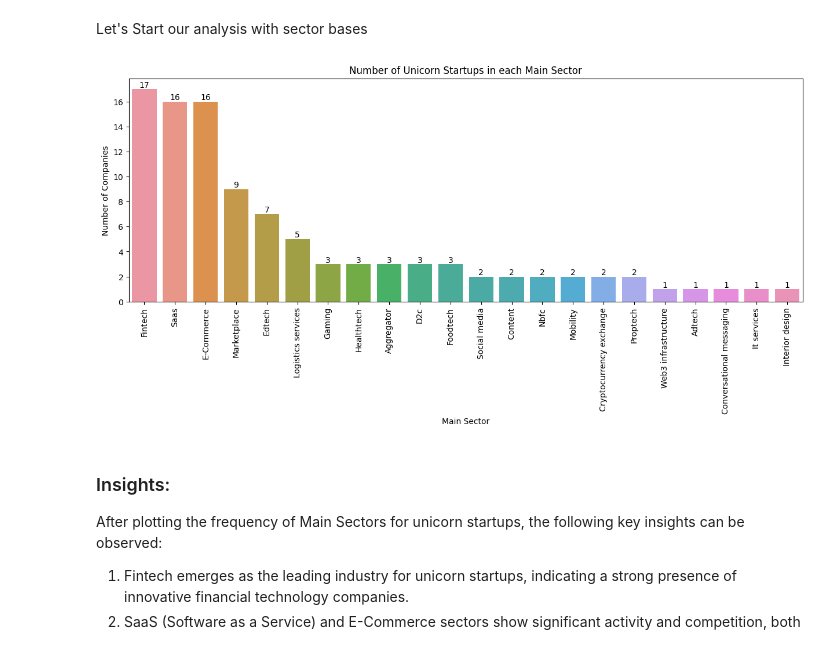
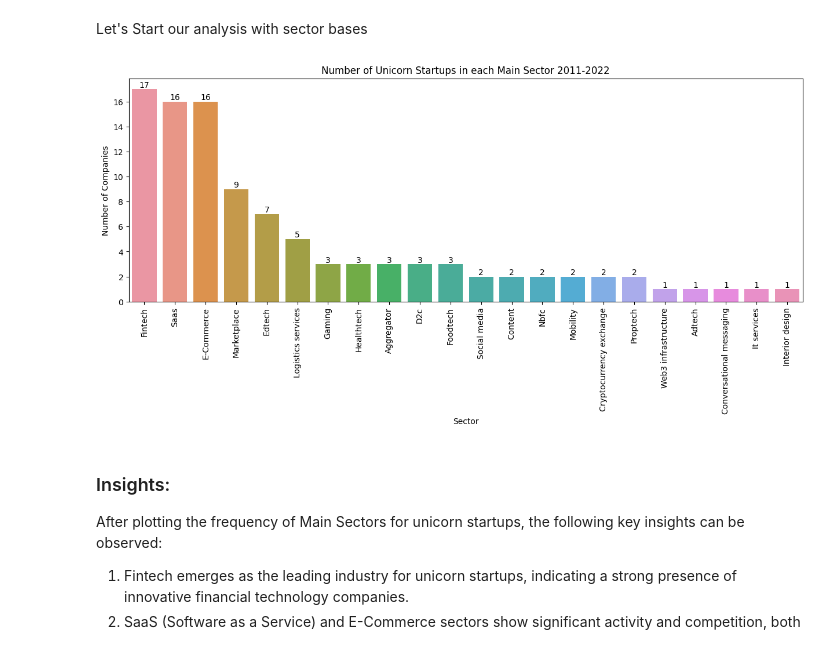
Before and after one commit to lokesh10111/Analysis-of-Startups-in-India, a Jupyter notebook: Notebooks/Notebook1.ipynb, the cells around one changed output. Cells and saved outputs as stored; diff of their text form; code cells hidden in the pictures.

```diff
--- a/Notebooks/Notebook1.ipynb
+++ b/Notebooks/Notebook1.ipynb
@@ -34,22 +46,22 @@ Let's Start our analysis with sector bases
 # %%
 # Calculate the frequency of each Main_Sector
 sector_counts = df['Main_Sector'].value_counts()
 
 # Create a bar plot
 plt.figure(figsize=(15, 5))
 sns.barplot(x=sector_counts.index, y=sector_counts.values)
-plt.xlabel('Main Sector')
+plt.xlabel('Sector')
 plt.ylabel('Number of Companies')
-plt.title('Number of Unicorn Startups in each Main Sector')
+plt.title('Number of Unicorn Startups in each Main Sector 2011-2022')
 plt.xticks(rotation=90)
 
 # Add count labels to the bars
 for i, count in enumerate(sector_counts.values):
     plt.text(i, count, str(count), ha='center', va='bottom')
 
 plt.show()
 # %% [output]
-[figure, old version]
+[figure, new version]
 # %% [markdown]
 ### Insights:
 
```
Also changed, not shown: parts of 4 cells of this notebook, 10 other files.
